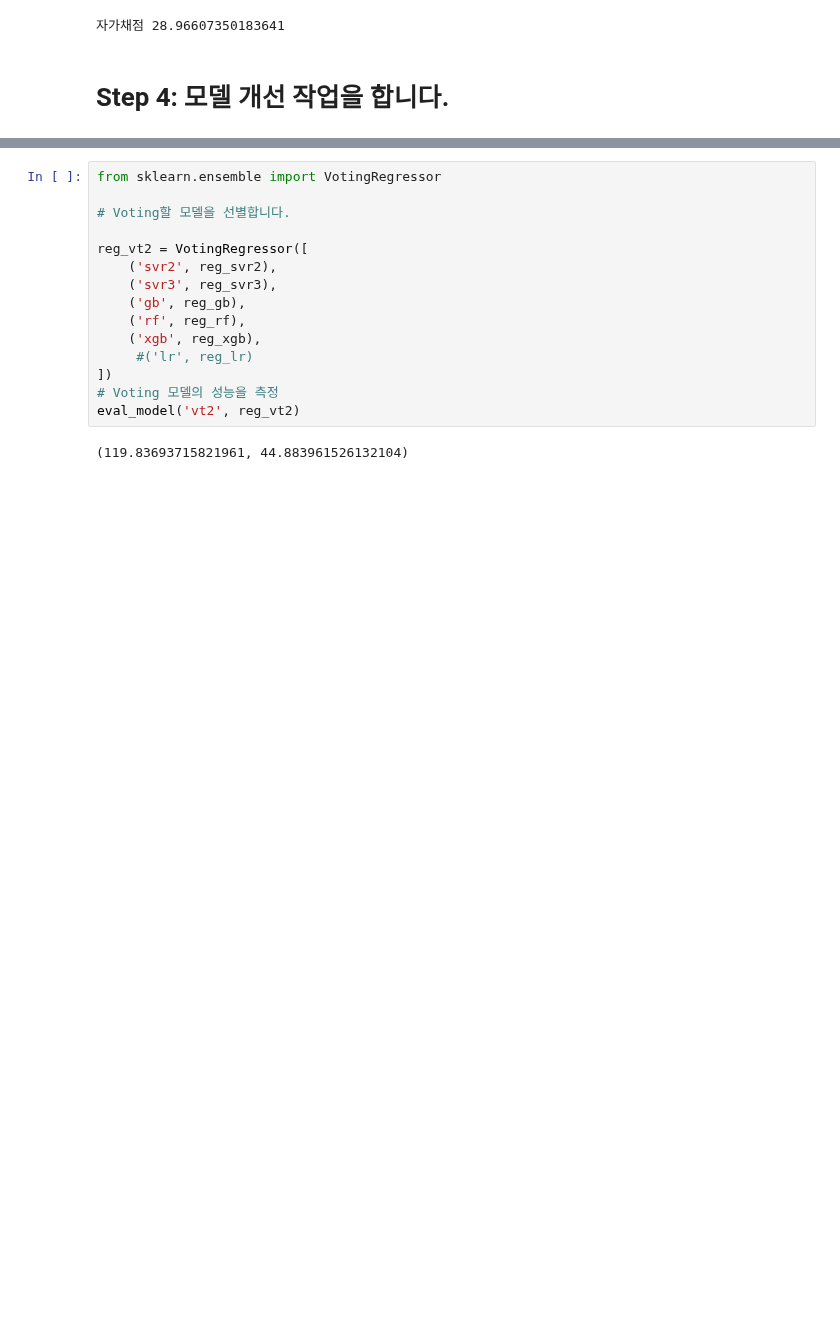
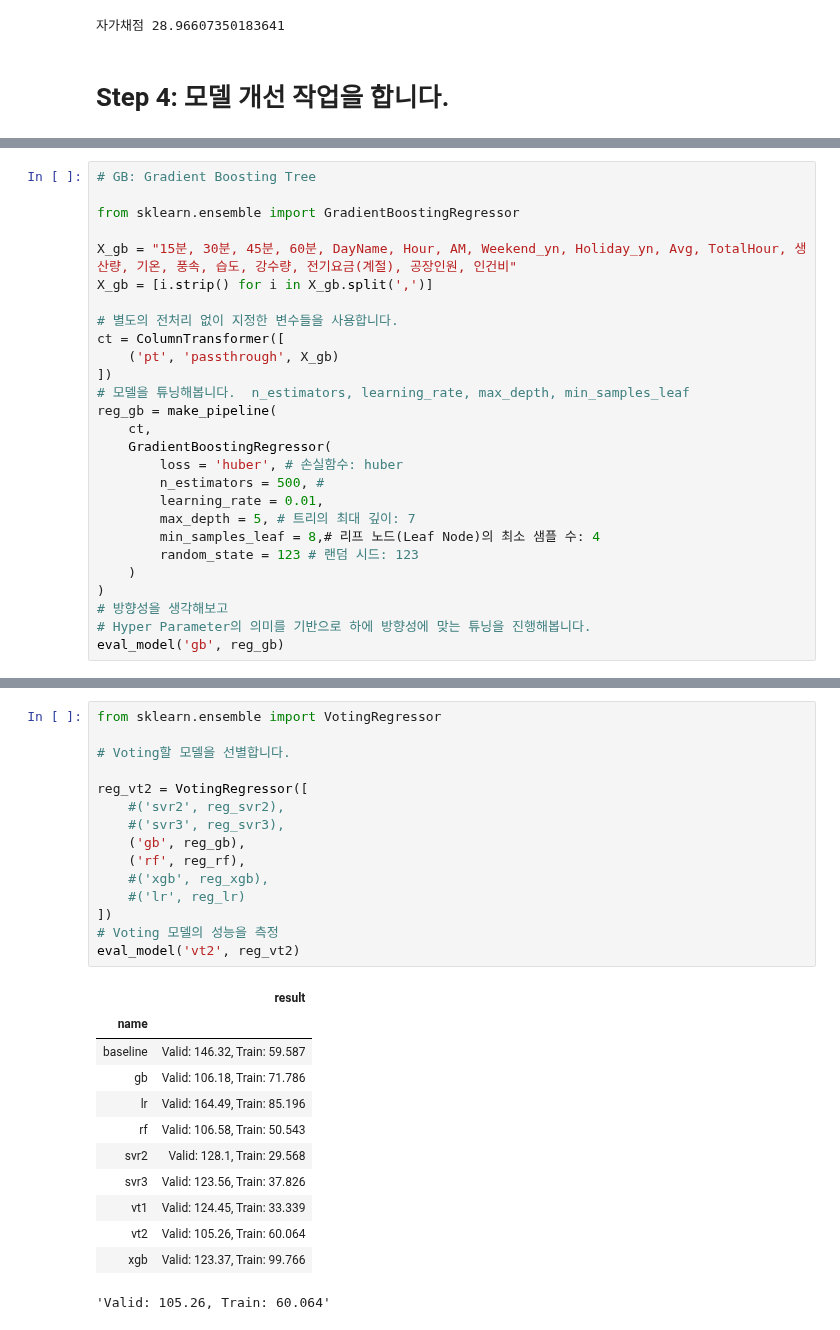
Before and after one commit to sunkusun9/DS_lv3_2502, a Jupyter notebook: sec_ds_lv3_prob3_kaggle.ipynb, the cells around one changed output, grey strips where cells are left out. Cells and saved outputs as stored; diff of their text form; blank space fills up the shorter version.

```diff
--- a/sec_ds_lv3_prob3_kaggle.ipynb
+++ b/sec_ds_lv3_prob3_kaggle.ipynb
@@ -341,0 +350,27 @@ eval_model('gb', reg_gb)
+# %%
+# GB: Gradient Boosting Tree
+
+from sklearn.ensemble import GradientBoostingRegressor
+
+X_gb = "15분, 30분, 45분, 60분, DayName, Hour, AM, Weekend_yn, Holiday_yn, Avg, TotalHour, 생산량, 기온, 풍속, 습도, 강수량, 전기요금(계절), 공장인원, 인건비"
+X_gb = [i.strip() for i in X_gb.split(',')]
+
+# 별도의 전처리 없이 지정한 변수들을 사용합니다.
+ct = ColumnTransformer([
+    ('pt', 'passthrough', X_gb)
+])
+# 모델을 튜닝해봅니다.  n_estimators, learning_rate, max_depth, min_samples_leaf
+reg_gb = make_pipeline(
+    ct,
+    GradientBoostingRegressor(
+        loss = 'huber', # 손실함수: huber
+        n_estimators = 500, #
+        learning_rate = 0.01,
+        max_depth = 5, # 트리의 최대 깊이: 7
+        min_samples_leaf = 8,# 리프 노드(Leaf Node)의 최소 샘플 수: 4
+        random_state = 123 # 랜덤 시드: 123
+    )
+)
+# 방향성을 생각해보고
+# Hyper Parameter의 의미를 기반으로 하에 방향성에 맞는 튜닝을 진행해봅니다.
+eval_model('gb', reg_gb)
@@ -383,17 +450,28 @@ eval_model('rf', reg_rf)
 # %%
 from sklearn.ensemble import VotingRegressor
 
 # Voting할 모델을 선별합니다.
 
 reg_vt2 = VotingRegressor([
-    ('svr2', reg_svr2),
-    ('svr3', reg_svr3),
+    #('svr2', reg_svr2),
+    #('svr3', reg_svr3),
     ('gb', reg_gb),
     ('rf', reg_rf),
-    ('xgb', reg_xgb),
-     #('lr', reg_lr)
+    #('xgb', reg_xgb),
+    #('lr', reg_lr)
 ])
 # Voting 모델의 성능을 측정
 eval_model('vt2', reg_vt2)
 # %% [output]
+|  | result |
+| name |  |
+| baseline | Valid: 146.32, Train: 59.587 |
+| gb | Valid: 106.18, Train: 71.786 |
+| lr | Valid: 164.49, Train: 85.196 |
+| rf | Valid: 106.58, Train: 50.543 |
+| svr2 | Valid: 128.1, Train: 29.568 |
+| svr3 | Valid: 123.56, Train: 37.826 |
+| vt1 | Valid: 124.45, Train: 33.339 |
+| vt2 | Valid: 105.26, Train: 60.064 |
+| xgb | Valid: 123.37, Train: 99.766 |
-(119.83693715821961, 44.883961526132104)
+'Valid: 105.26, Train: 60.064'
```
Also changed, not shown: parts of 10 cells of this notebook.
